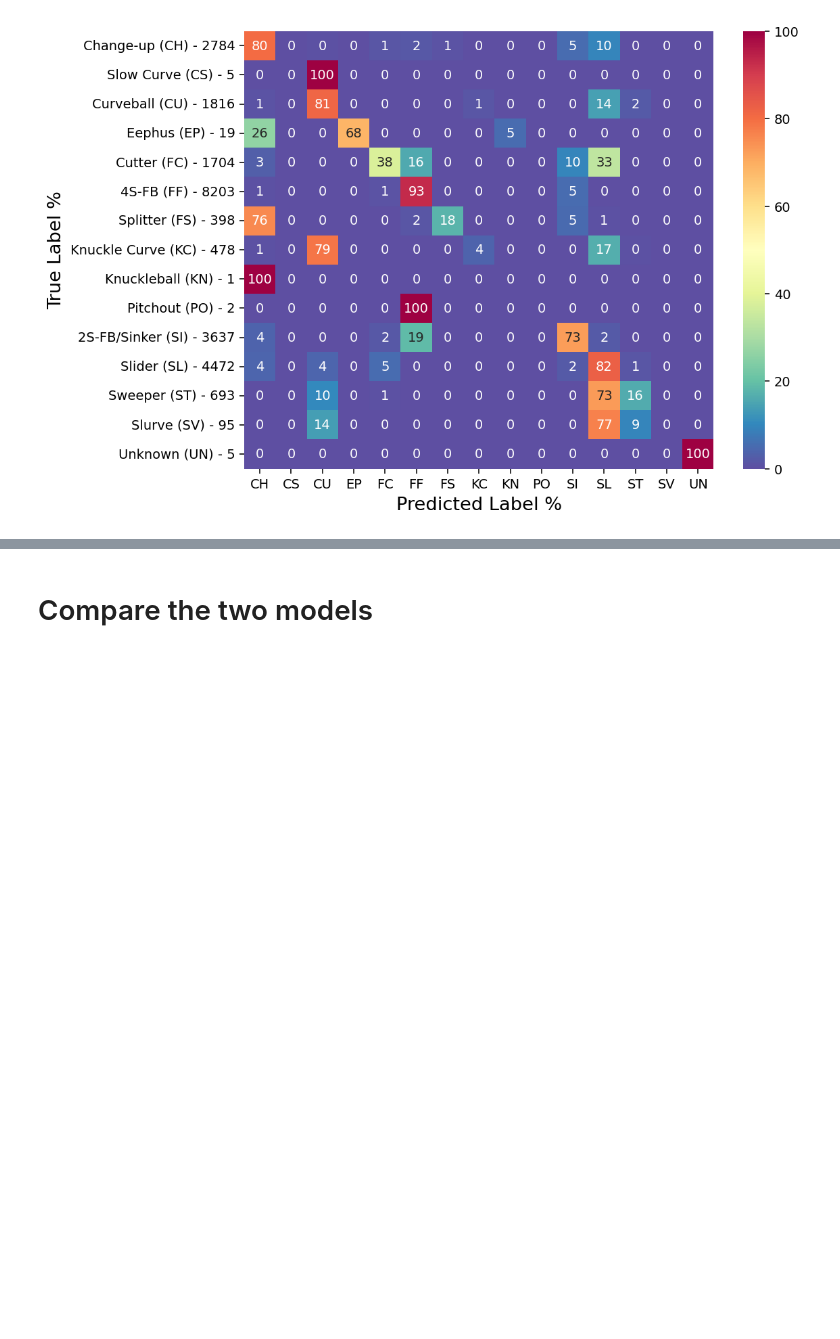
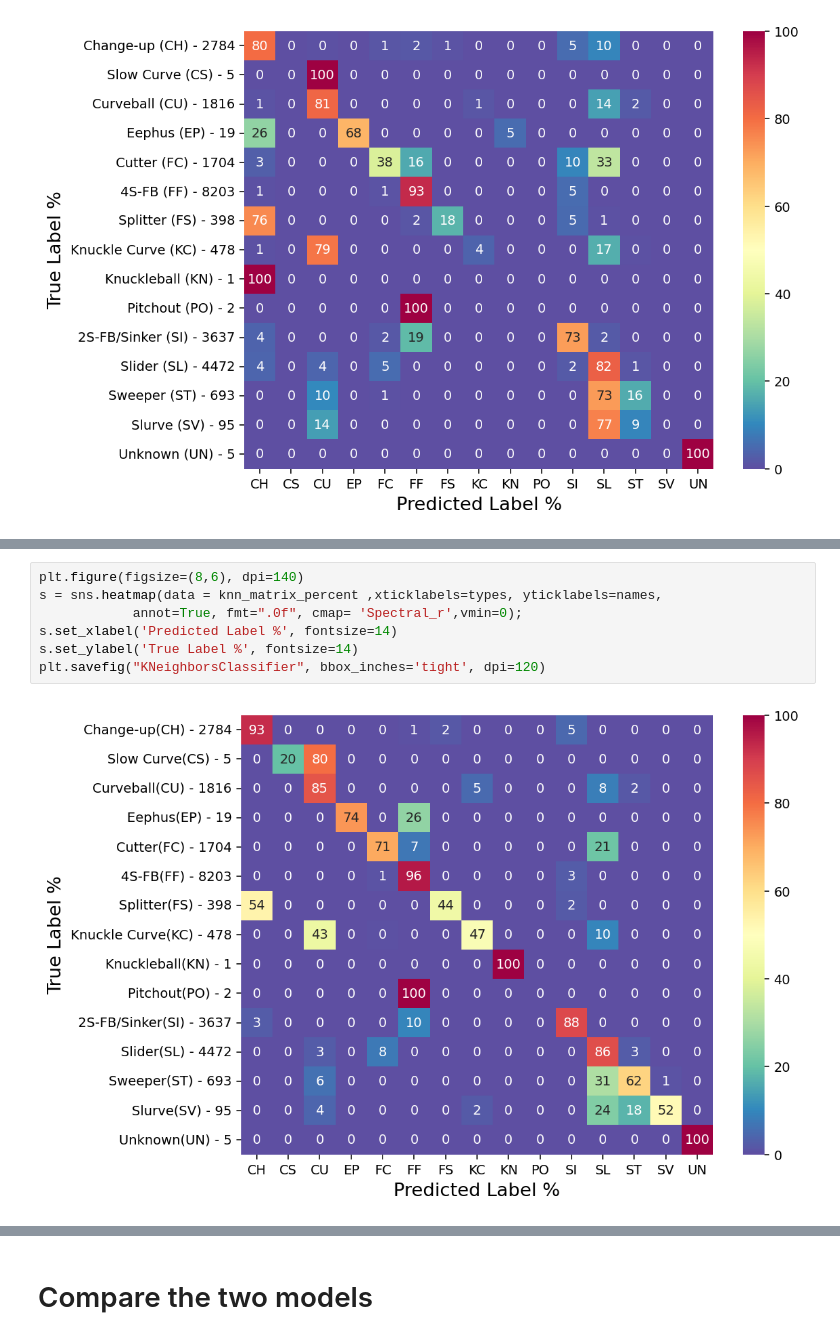
Before and after one commit to andrewbremner3/MLB_Pitch_Classifier, a Jupyter notebook: ML_PitchType.ipynb, the cells around one changed output, grey strips where cells are left out. Saved outputs shown, nothing was run; the diff lists cells and outputs as text; blank space fills up the shorter version.

```diff
--- a/ML_PitchType.ipynb
+++ b/ML_PitchType.ipynb
@@ -211,0 +267,9 @@ plt.savefig("LogisticRegression", bbox_inches='tight', dpi=120)
+# %%
+plt.figure(figsize=(8,6), dpi=140)
+s = sns.heatmap(data = knn_matrix_percent ,xticklabels=types, yticklabels=names,
+            annot=True, fmt=".0f", cmap= 'Spectral_r',vmin=0);
+s.set_xlabel('Predicted Label %', fontsize=14)
+s.set_ylabel('True Label %', fontsize=14)
+plt.savefig("KNeighborsClassifier", bbox_inches='tight', dpi=120)
+# %% [output]
+[figure, added]
```
Also changed, not shown: parts of 27 cells of this notebook.
